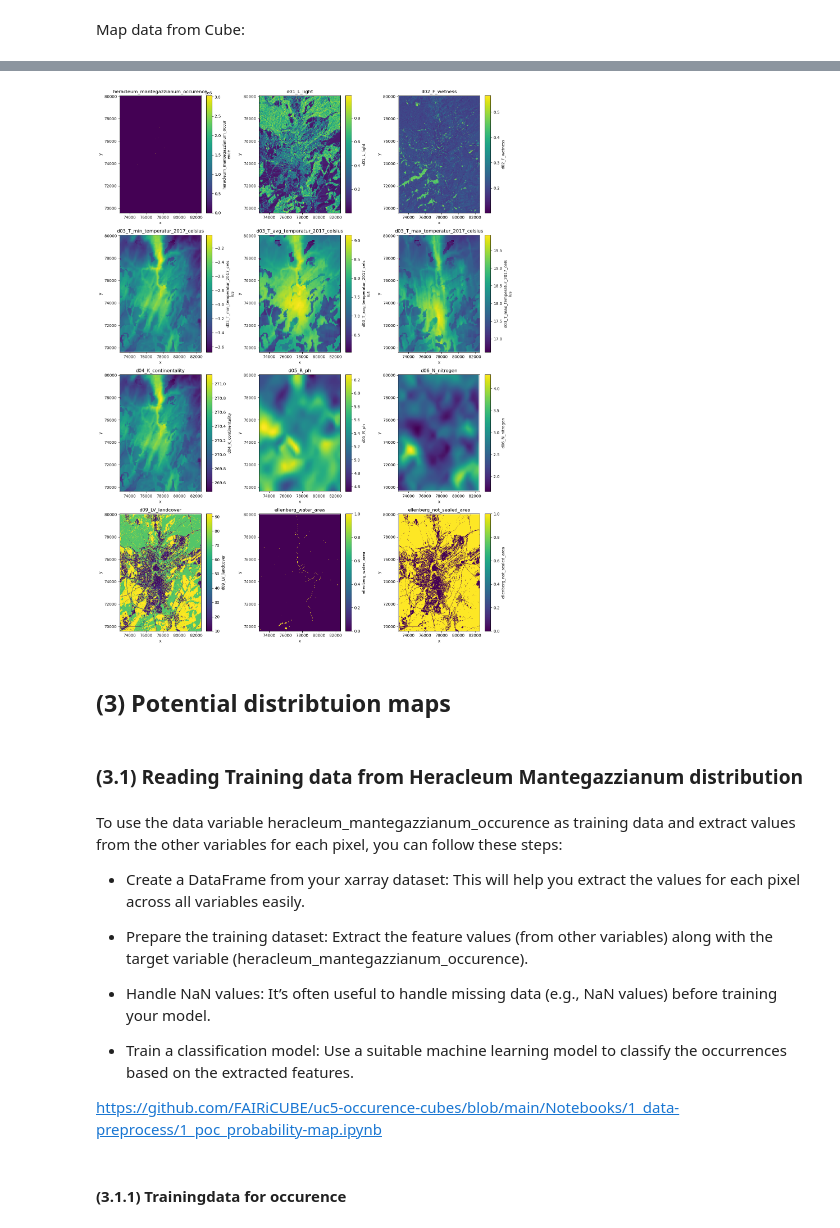
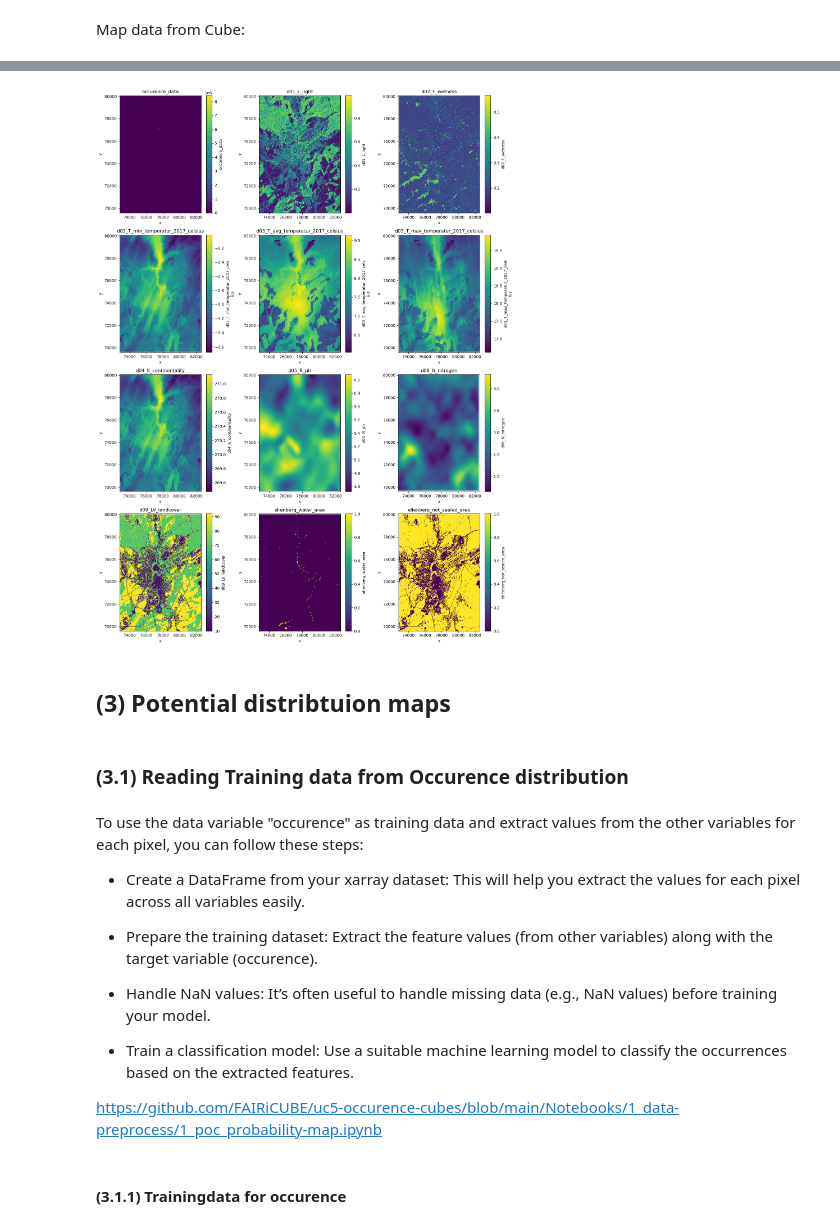
Before and after one commit to FAIRiCUBE/uc1-urban-climate, a Jupyter notebook: notebooks/dev/f07_neopythen/neopythen_distribution_model_luxembourg_NDML.ipynb, the cells around one changed output, grey strips where cells are left out. Saved outputs shown, nothing was run; the diff lists cells and outputs as text; code cells hidden in the pictures.

```diff
--- a/notebooks/dev/f07_neopythen/neopythen_distribution_model_luxembourg_NDML.ipynb
+++ b/notebooks/dev/f07_neopythen/neopythen_distribution_model_luxembourg_NDML.ipynb
@@ -263,15 +329,23 @@ This occurence data should help to translate the raw data from the different ras
 # %%
 
+
 ##  base folder on CWS:
+#output_file = f"{output_dir}/{species_name}_{version_code}.tif"
 base_path_distribution = WindowsPath(r'n:\C2205_FAIRiCUBE\f02_data\d060_data_LUXEMBOURG\f01_Lux_neopyhtes\f01_neophyte_species_data\raster')
 
 ## Datasets 01 Lichtzahl:-------------------------------------------
-heracleum_mantegazzianum_parameter = os.path.join(base_path_distribution, 'heracleum_mantegazzianum_10m_2169.tif')
-print(heracleum_mantegazzianum_parameter)
+#input_occurence_data = os.path.join(base_path_distribution, 'heracleum_mantegazzianum_10m_2169.tif')
+input_occurence_data = os.path.join(base_path_distribution, f"{species_name}_10m_2169.tif")
+
+print(input_occurence_data)
+
+
 # Open the file:
-Occurrence_cube = rxr.open_rasterio(heracleum_mantegazzianum_parameter)
-Occurrence_cube = Occurrence_cube.to_dataset(name='heracleum_mantegazzianum_occurence')
+Occurrence_cube = rxr.open_rasterio(input_occurence_data)
+#Occurrence_cube = Occurrence_cube.to_dataset(name='heracleum_mantegazzianum_occurence')
+Occurrence_cube = Occurrence_cube.to_dataset(name="occurence_data")
 
 
 Occurrence_cube=Occurrence_cube.squeeze()
+Occurrence_cube
 # %% [output]
@@ -359,52 +466,53 @@ Data variables:
 
 # Showing cube data
 
+# Create the list of variables and names
 
-# Create the list of variables and names
 parameters = [
-    habitat_parameter_cube_wit_occurence.heracleum_mantegazzianum_occurence,
+
+    habitat_parameter_cube_wit_occurence.occurence_data,
     habitat_parameter_cube_wit_occurence.d01_L_light.sel(band=1),
     habitat_parameter_cube_wit_occurence.d02_F_wetness.sel(band=1),
     habitat_parameter_cube_wit_occurence.d03_T_min_temperatur_2017_celsius,
     habitat_parameter_cube_wit_occurence.d03_T_avg_temperatur_2017_celsius,
     habitat_parameter_cube_wit_occurence.d03_T_max_temperatur_2017_celsius,
     habitat_parameter_cube_wit_occurence.d04_K_continentality.sel(band=1),
     habitat_parameter_cube_wit_occurence.d05_R_ph.sel(band=1),
     habitat_parameter_cube_wit_occurence.d06_N_nitrogen.sel(band=1),
     habitat_parameter_cube_wit_occurence.d09_LV_landcover.sel(band=1),
     habitat_parameter_cube_wit_occurence.ellenberg_water_area.sel(band=1),
     habitat_parameter_cube_wit_occurence.ellenberg_not_sealed_area.sel(band=1)
 ]
 
 parameter_names = [
-    'heracleum_mantegazzianum_occurence', 'd01_L_light', 'd02_F_wetness',
+    "occurence_data", 'd01_L_light', 'd02_F_wetness',
     'd03_T_min_temperatur_2017_celsius', 'd03_T_avg_temperatur_2017_celsius',
     'd03_T_max_temperatur_2017_celsius', 'd04_K_continentality', 'd05_R_ph',
     'd06_N_nitrogen', 'd09_LV_landcover', 'ellenberg_water_area', 'ellenberg_not_sealed_area'
 ]
 
 # Plot each variable
 plt.figure(figsize=(15, 20))
 
 for i, param in enumerate(parameters):
     plt.subplot(4, 3, i + 1)  # Create a grid of subplots
     param.plot()  # No need to specify 'cmap' here, it will default
     plt.title(parameter_names[i])
 
 plt.tight_layout()
 plt.show()
 # %% [output]
-[figure, old version]
+[figure, new version]
 # %% [markdown]
 ## (3)  Potential distribtuion maps
 # %% [markdown]
-### (3.1)  Reading Training data from Heracleum Mantegazzianum distribution
+### (3.1)  Reading Training data from Occurence distribution
 # %% [markdown]
-To use the data variable heracleum_mantegazzianum_occurence as training data and extract values from the other variables for each pixel, you can follow these steps:
+To use the data variable "occurence" as training data and extract values from the other variables for each pixel, you can follow these steps:
 
 - Create a DataFrame from your xarray dataset: This will help you extract the values for each pixel across all variables easily.
 
-- Prepare the training dataset: Extract the feature values (from other variables) along with the target variable (heracleum_mantegazzianum_occurence).
+- Prepare the training dataset: Extract the feature values (from other variables) along with the target variable (occurence).
 
 - Handle NaN values: It’s often useful to handle missing data (e.g., NaN values) before training your model.
 
```
Also changed, not shown: parts of 22 cells of this notebook.
